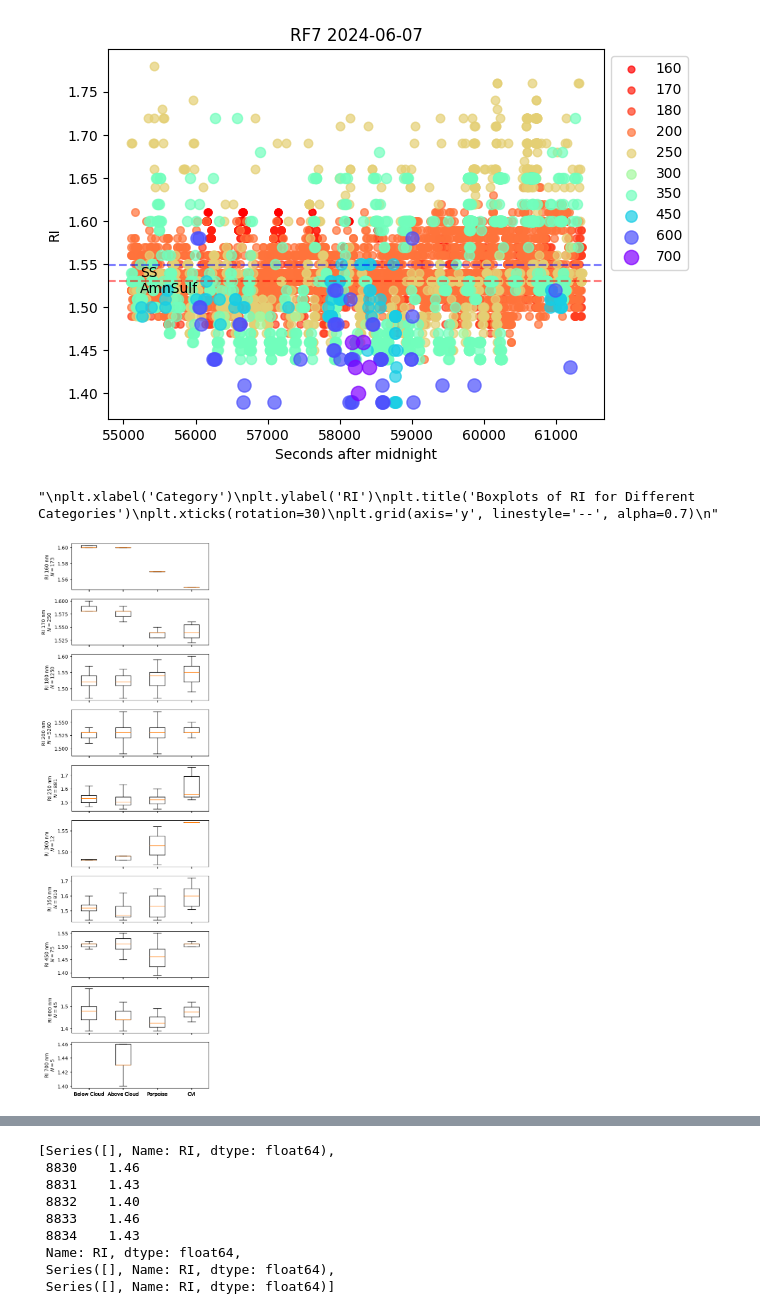
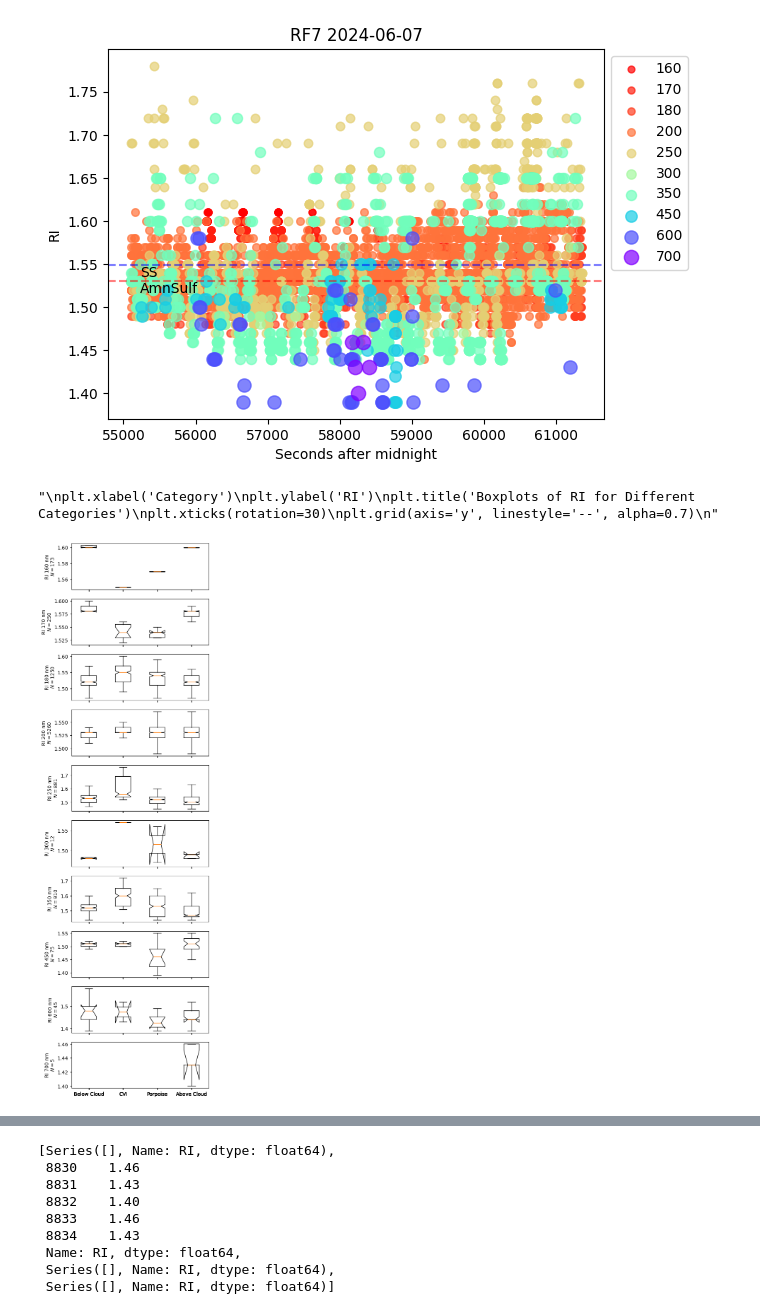
Before and after one commit to csoloff/ARCSIX_DASH_RI, a Jupyter notebook: scripts/02_cases.ipynb, the cells around one changed output, grey strips where cells are left out. Cells and saved outputs as stored; diff of their text form; code cells hidden in the pictures.

Commit message:
New plots

```diff
--- a/scripts/02_cases.ipynb
+++ b/scripts/02_cases.ipynb
@@ -59,37 +59,38 @@ for i in range(len(Dps)):
     # Define categories
     conditions = [
         (di['s'].between(55100, 56700)),
-        (di['s'].between(56870, 58570)),
+        (di['s'].between(60400, 61350)),
         (di['s'].between(58600, 60400)),
-        (di['s'].between(60400, 61350))
+        (di['s'].between(56870, 58570))
+
     ]
-    categories = ['Below Cloud', 'Above Cloud', 'Porpoise', 'CVI']
+    categories = ['Below Cloud', 'CVI', 'Porpoise', 'Above Cloud']
 
 
     # Assign category labels
     di['Category'] = None
     for j, condition in enumerate(conditions):
         di.loc[condition, 'Category'] = categories[j]
 
     # Prepare data for plotting
     data = [di.loc[di['Category'] == cat, 'RI'].dropna() for cat in categories]
 
 
     N = 0
     for j in range(4):
        N += len(data[j])
 
-    ax[i].boxplot(data, tick_labels=categories, showfliers=False)
+    ax[i].boxplot(data, tick_labels=categories, showfliers=False, notch=True)
     ax[i].set_ylabel('RI ' +  str(int(Dps[i])) + ' nm\n$N = $' + str(N))
 
 fig.savefig('../figures/1_boxplots.png', dpi=300, bbox_inches='tight')
 '''
 plt.xlabel('Category')
 plt.ylabel('RI')
 plt.title('Boxplots of RI for Different Categories')
 plt.xticks(rotation=30)
 plt.grid(axis='y', linestyle='--', alpha=0.7)
 '''
 # %% [output]
 "\nplt.xlabel('Category')\nplt.ylabel('RI')\nplt.title('Boxplots of RI for Different Categories')\nplt.xticks(rotation=30)\nplt.grid(axis='y', linestyle='--', alpha=0.7)\n"
-[figure, old version]
+[figure, new version]
```
Also changed, not shown: parts of 2 cells of this notebook.
